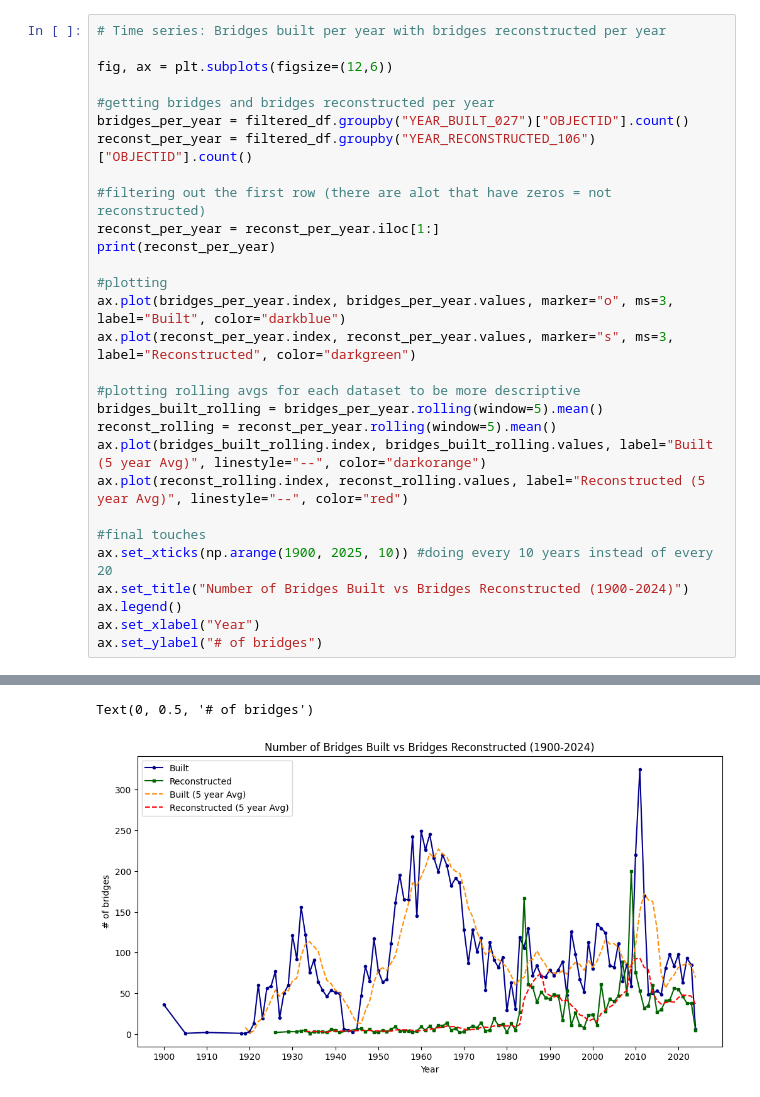
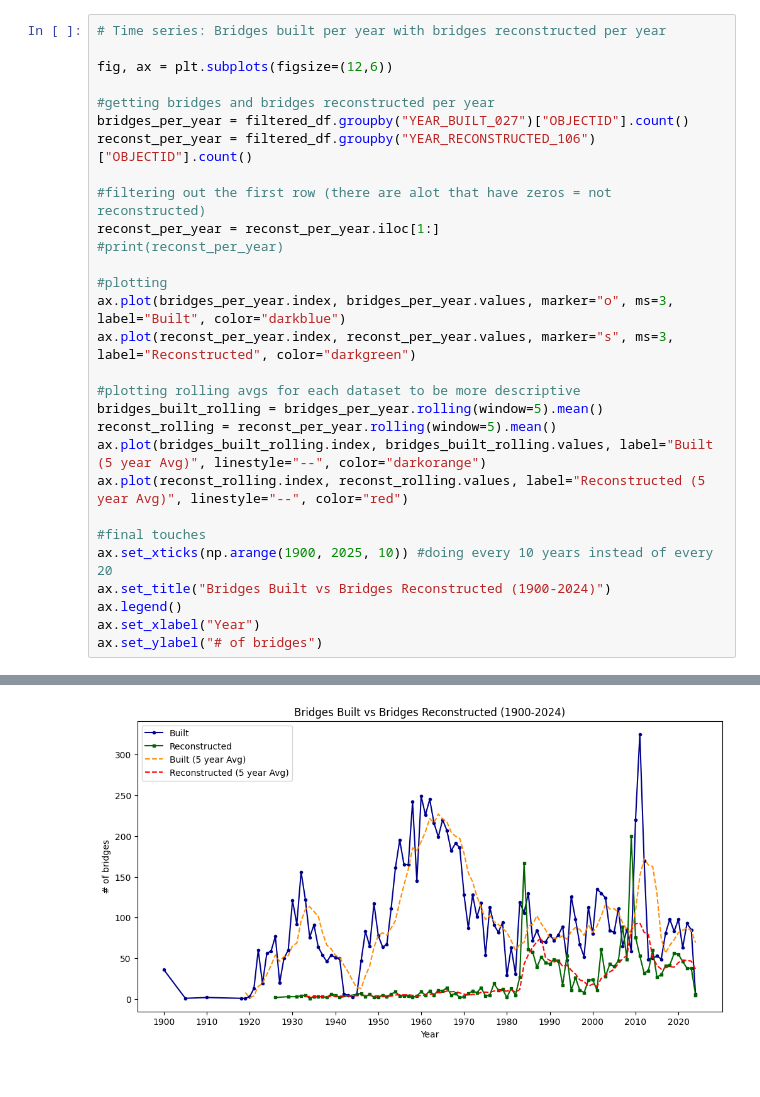
Before and after one commit to kenziemcallister/MODOT-Bridges-Data-Story, a Jupyter notebook: KenziesPlots.ipynb, the cells around one changed output, grey strips where cells are left out. Drawn from its saved outputs; the diff is of its cells as text.

```diff
--- a/KenziesPlots.ipynb
+++ b/KenziesPlots.ipynb
@@ -48,7 +51,7 @@ reconst_per_year = filtered_df.groupby("YEAR_RECONSTRUCTED_106")["OBJECTID"].cou
 
 #filtering out the first row (there are alot that have zeros = not reconstructed)
 reconst_per_year = reconst_per_year.iloc[1:]
-print(reconst_per_year)
+#print(reconst_per_year)
 
 #plotting
 ax.plot(bridges_per_year.index, bridges_per_year.values, marker="o", ms=3, label="Built", color="darkblue")
@@ -62,7 +65,7 @@ ax.plot(reconst_rolling.index, reconst_rolling.values, label="Reconstructed (5 y
 
 #final touches
 ax.set_xticks(np.arange(1900, 2025, 10)) #doing every 10 years instead of every 20
-ax.set_title("Number of Bridges Built vs Bridges Reconstructed (1900-2024)")
+ax.set_title("Bridges Built vs Bridges Reconstructed (1900-2024)")
 ax.legend()
 ax.set_xlabel("Year")
 ax.set_ylabel("# of bridges")
@@ -83,4 +74,3 @@ Name: OBJECTID, Length: 92, dtype: int64
-Text(0, 0.5, '# of bridges')
-[figure, old version]
+[figure, new version]
 # %%
 # Pie chart: Number of bridges per district, Condition by district
```
Also changed, not shown: parts of 5 cells of this notebook.
